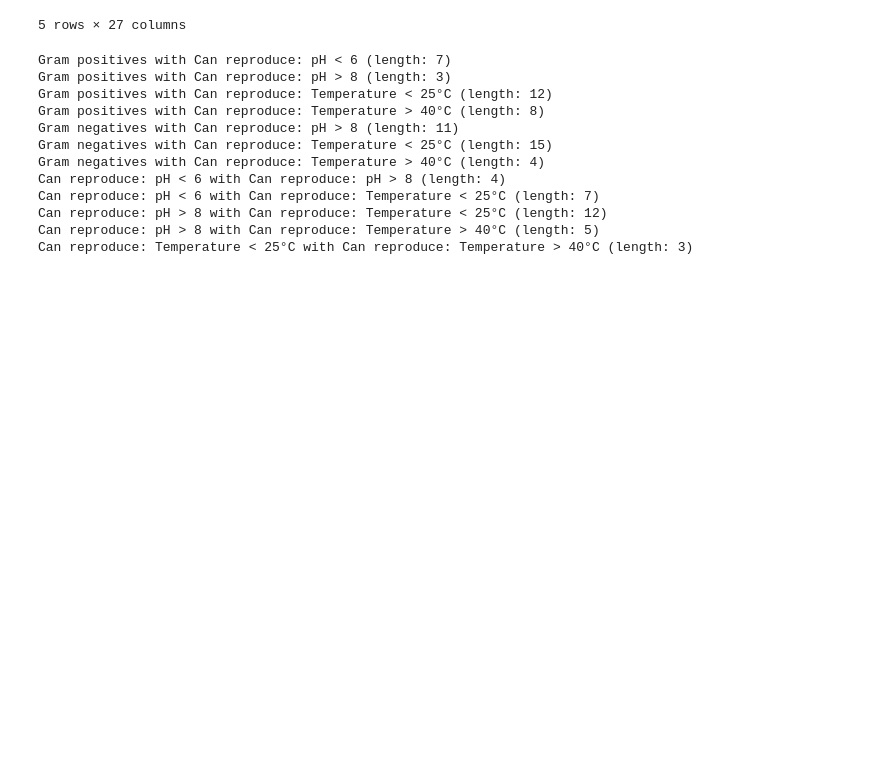
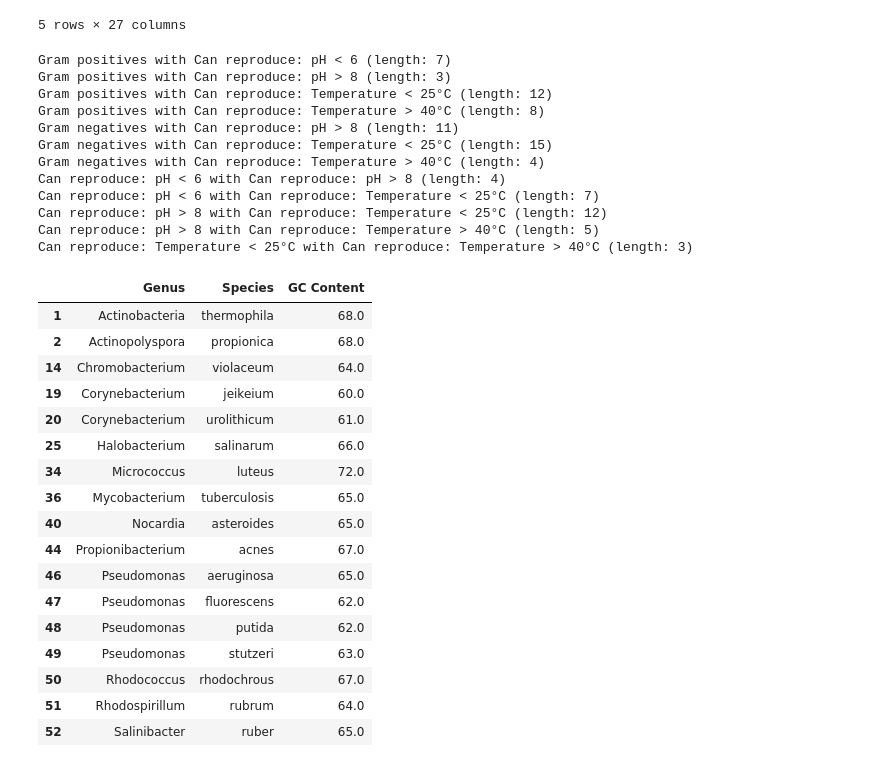
Before and after one commit to kucupwn/MicrobesGrid, a Jupyter notebook: main.ipynb, the cells around one changed output. Drawn from its saved outputs; the diff is of its cells as text; code cells hidden in the pictures; blank space fills up the shorter version.

Commit message:
get gc content

```diff
--- a/main.ipynb
+++ b/main.ipynb
@@ -281,3 +282,28 @@ Can reproduce: pH < 6 with Can reproduce: Temperature < 25°C (length: 7)
 Can reproduce: pH > 8 with Can reproduce: Temperature < 25°C (length: 12)
 Can reproduce: pH > 8 with Can reproduce: Temperature > 40°C (length: 5)
 Can reproduce: Temperature < 25°C with Can reproduce: Temperature > 40°C (length: 3)
+# %%
+less_than_40_gc_content = df[df["GC Content"] <= 40]
+between_40_60_gc_content = df[(df["GC Content"] > 40) & (df["GC Content"] < 60)]
+more_than_60_gc_content = df[df["GC Content"] >= 60]
+
+display(more_than_60_gc_content[["Genus", "Species", "GC Content"]])
+# %% [output]
+|  | Genus | Species | GC Content |
+| 1 | Actinobacteria | thermophila | 68.0 |
+| 2 | Actinopolyspora | propionica | 68.0 |
+| 14 | Chromobacterium | violaceum | 64.0 |
+| 19 | Corynebacterium | jeikeium | 60.0 |
+| 20 | Corynebacterium | urolithicum | 61.0 |
+| 25 | Halobacterium | salinarum | 66.0 |
+| 34 | Micrococcus | luteus | 72.0 |
+| 36 | Mycobacterium | tuberculosis | 65.0 |
+| 40 | Nocardia | asteroides | 65.0 |
+| 44 | Propionibacterium | acnes | 67.0 |
+| 46 | Pseudomonas | aeruginosa | 65.0 |
+| 47 | Pseudomonas | fluorescens | 62.0 |
+| 48 | Pseudomonas | putida | 62.0 |
+| 49 | Pseudomonas | stutzeri | 63.0 |
+| 50 | Rhodococcus | rhodochrous | 67.0 |
+| 51 | Rhodospirillum | rubrum | 64.0 |
+| 52 | Salinibacter | ruber | 65.0 |
```
Also changed, not shown: parts of 1 cell of this notebook.
